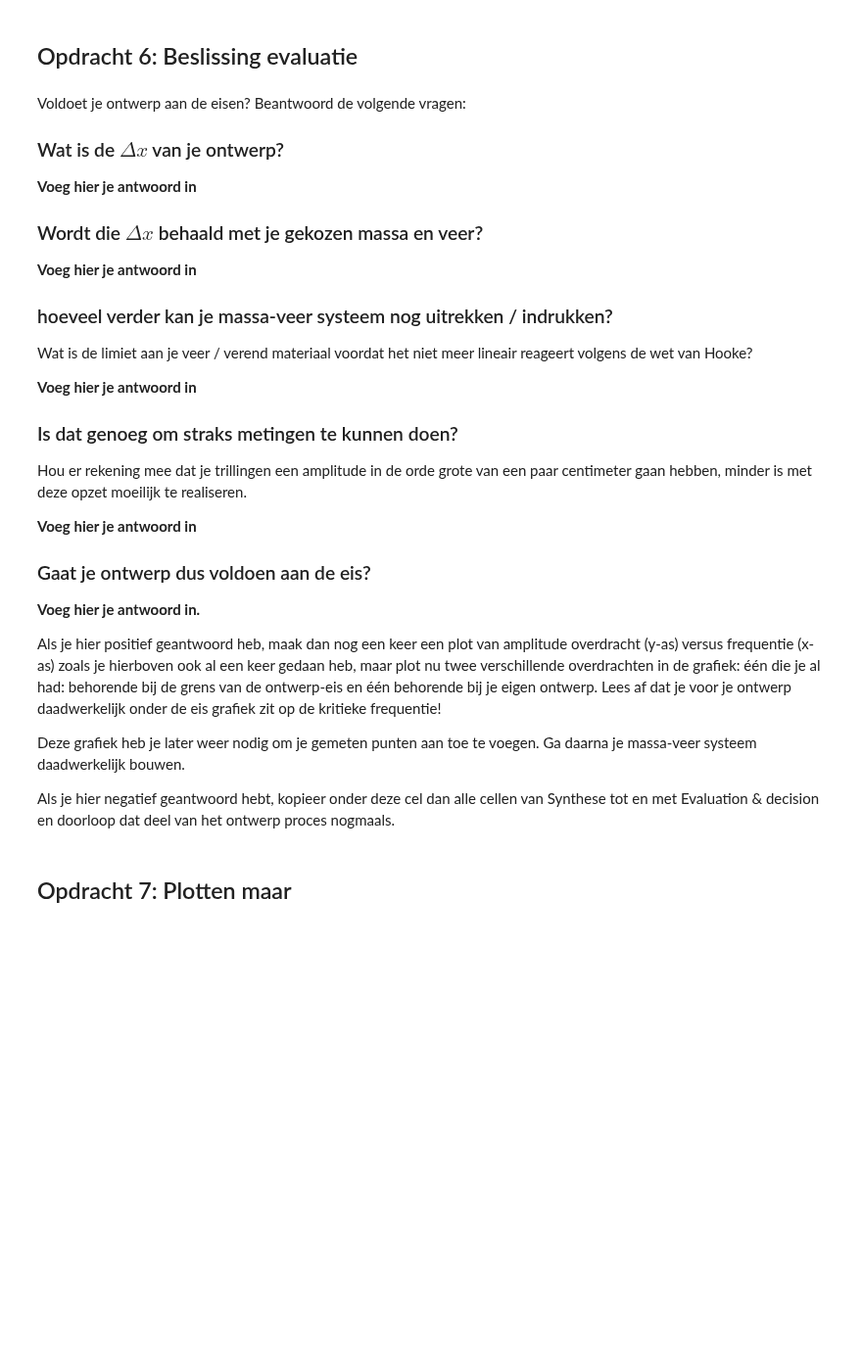
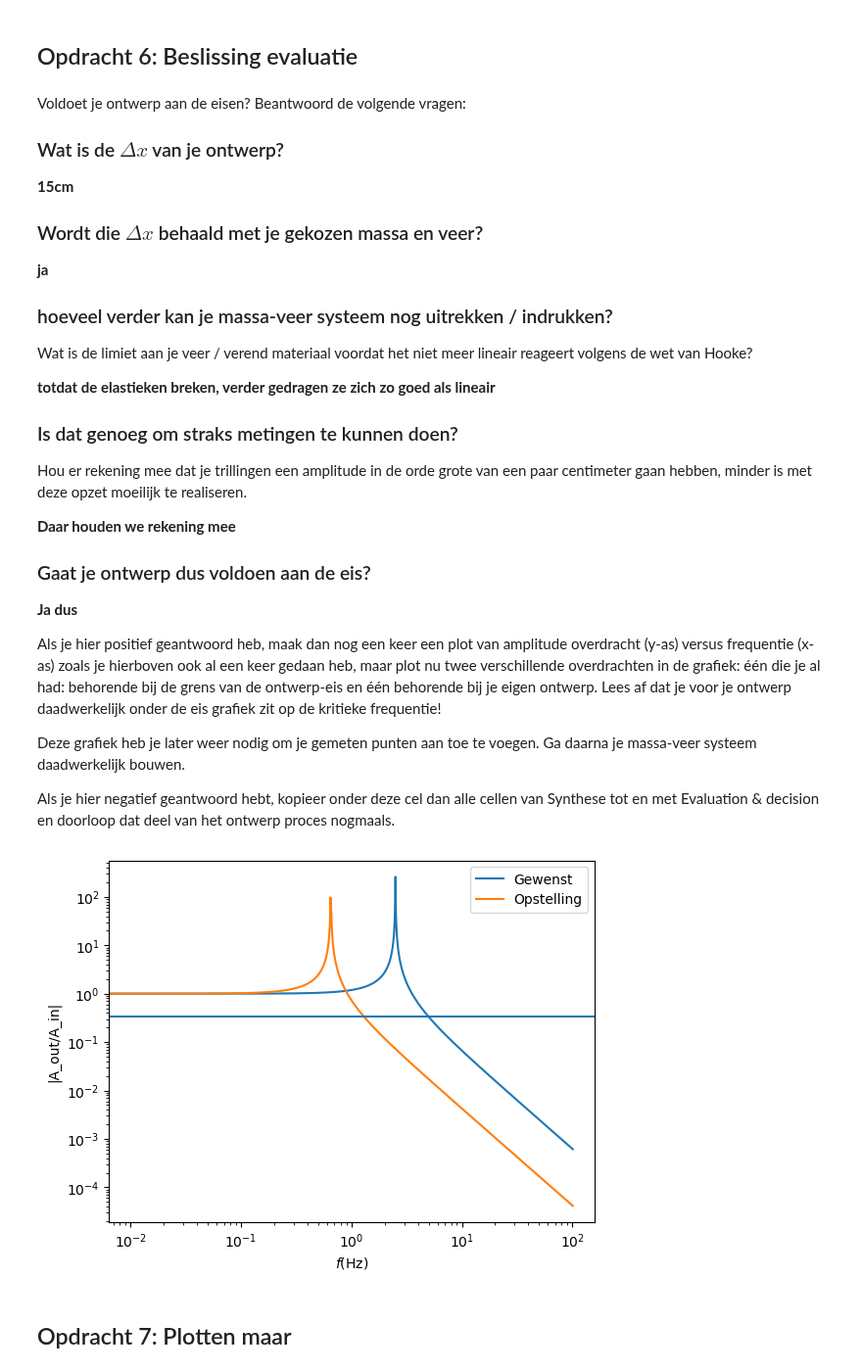
Before and after one commit to tdenooijer26/DEF-T-opdrachten, a Jupyter notebook: FysiekeOntwerpopdrachten/5MaakEenOpstellingTrillingsvrij/Ontwerpopdracht5MaakEenOpstellingTrillingsvrijInvulTemplate.ipynb, the cells around one changed output. Shown at 98% size. Saved outputs shown, nothing was run; the diff lists cells and outputs as text; code cells hidden in the pictures; blank space fills up the shorter version.

```diff
--- a/FysiekeOntwerpopdrachten/5MaakEenOpstellingTrillingsvrij/Ontwerpopdracht5MaakEenOpstellingTrillingsvrijInvulTemplate.ipynb
+++ b/FysiekeOntwerpopdrachten/5MaakEenOpstellingTrillingsvrij/Ontwerpopdracht5MaakEenOpstellingTrillingsvrijInvulTemplate.ipynb
@@ -83,25 +130,25 @@ Voldoet je ontwerp aan de eisen? Beantwoord de volgende vragen:
 
 ### Wat is de $\Delta x$ van je ontwerp?
 
-**Voeg hier je antwoord in**
+**15cm**
 
 ### Wordt die $\Delta x$ behaald met je gekozen massa en veer?
 
-**Voeg hier je antwoord in**
+**ja**
 
 ### hoeveel verder kan je massa-veer systeem nog uitrekken / indrukken?
 Wat is de limiet aan je veer / verend materiaal voordat het niet meer lineair reageert volgens de wet van Hooke?
 
-**Voeg hier je antwoord in**
+**totdat de elastieken breken, verder gedragen ze zich zo goed als lineair**
 
 ### Is dat genoeg om straks metingen te kunnen doen?
 Hou er rekening mee dat je trillingen een amplitude in de orde grote van een paar centimeter gaan hebben, minder is met deze opzet moeilijk te realiseren.
 
-**Voeg hier je antwoord in**
+**Daar houden we rekening mee**
 
 ### Gaat je ontwerp dus voldoen aan de eis?
 
-**Voeg hier je antwoord in.**
+**Ja dus**
 
 Als je hier positief geantwoord heb, maak dan nog een keer een plot van amplitude overdracht (y-as) versus frequentie (x-as) zoals je hierboven ook al een keer gedaan heb, maar plot nu twee verschillende overdrachten in de grafiek: één die je al had: behorende bij de grens van de ontwerp-eis en één behorende bij je eigen ontwerp. Lees af dat je voor je ontwerp daadwerkelijk onder de eis grafiek zit op de kritieke frequentie!
 
@@ -110,6 +157,27 @@ Deze grafiek heb je later weer nodig om je gemeten punten aan toe te voegen. Ga
 Als je hier negatief geantwoord hebt, kopieer onder deze cel dan alle cellen van Synthese tot en met Evaluation & decision en doorloop dat deel van het ontwerp proces nogmaals.
 # %%
 # Voeg hier je plot in.
+f_02=(np.sqrt(25/1.5))/(2*np.pi)
+f2 = np.linspace(0,101,10001)
+
+f_0 = w_0/(2*np.pi)
+
+def amplitudeoverdracht(f_0,f):
+    return np.abs(1/(1-(f**2/f_0**2)))
+
+plt.figure()
+plt.xscale("log")
+plt.yscale("log")
+plt.plot(f2, amplitudeoverdracht(f_0, f2), label = 'Gewenst')
+plt.plot(f2,np.abs(amplitudeoverdracht(f_02,f2)),label="Opstelling")
+plt.axhline(1/3, label='')
+
+plt.xlabel("$f$(Hz)")
+plt.ylabel("|A_out/A_in|")
+plt.legend()
+plt.show()
+# %% [output]
+[figure, added]
 # %% [markdown]
 ## Opdracht 7: Plotten maar
 # %%
```
Also changed, not shown: parts of 14 cells of this notebook, 2 other files.
